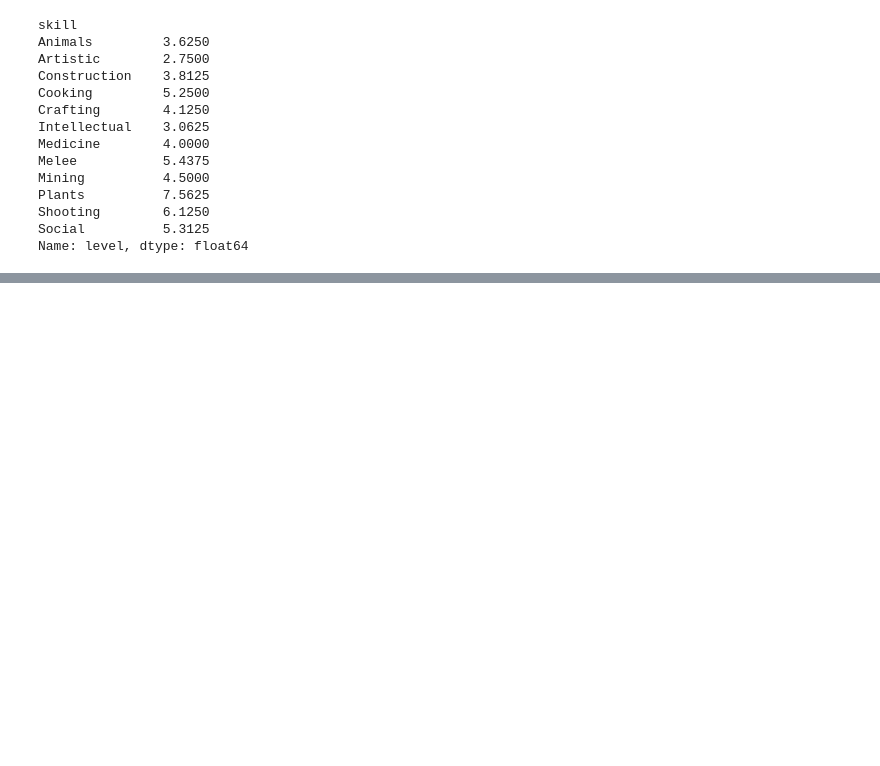
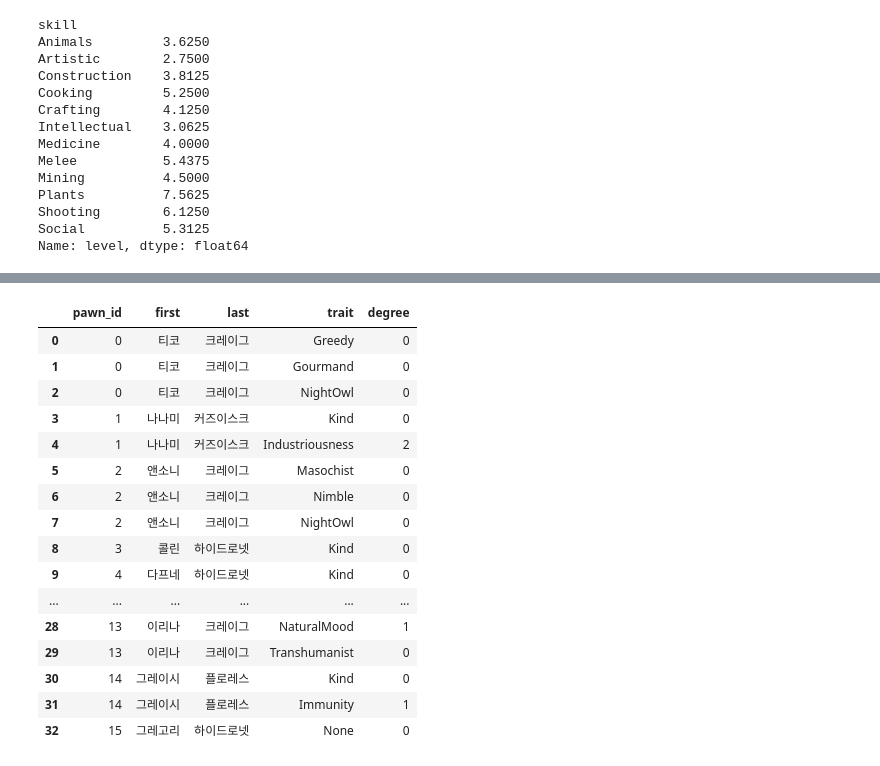
Before and after one commit to sra-ryu/RimWorld-Play-Log-Analysis, a Jupyter notebook: xml_to_relational_table.ipynb, the cells around one changed output, grey strips where cells are left out. Drawn from its saved outputs; the diff is of its cells as text; code cells hidden in the pictures; blank space fills up the shorter version.

Commit message:
feat: build traits table

```diff
--- a/xml_to_relational_table.ipynb
+++ b/xml_to_relational_table.ipynb
@@ -232,0 +238,50 @@ Name: level, dtype: float64
+# %%
+things = root.find("game/maps/li/things")
+
+pawns = things.findall(".//thing[@Class='Pawn'][kindDef='Colonist']")
+
+traits_list = []
+
+for pawn_id, pawn in enumerate(pawns):
+    first = pawn.findtext('name/first')
+    last = pawn.findtext('name/last')
+
+    traits = pawn.findall("story/traits/allTraits/li")
+    if traits:
+        for trait in traits:
+            traits_list.append({
+                'pawn_id': pawn_id,
+                'first': first,
+                'last': last,
+                'trait': trait.findtext('def'),
+                'degree': int(trait.findtext('degree') or 0)
+            })
+    else:
+        traits_list.append({
+            'pawn_id': pawn_id,
+            'first': first,
+            'last': last,
+            'trait': "None",
+            'degree': 0
+        })
+
+traits_df = pd.DataFrame(traits_list)
+traits_df
+# %% [output]
+|  | pawn_id | first | last | trait | degree |
+| 0 | 0 | 티코 | 크레이그 | Greedy | 0 |
+| 1 | 0 | 티코 | 크레이그 | Gourmand | 0 |
+| 2 | 0 | 티코 | 크레이그 | NightOwl | 0 |
+| 3 | 1 | 나나미 | 커즈이스크 | Kind | 0 |
+| 4 | 1 | 나나미 | 커즈이스크 | Industriousness | 2 |
+| 5 | 2 | 앤소니 | 크레이그 | Masochist | 0 |
+| 6 | 2 | 앤소니 | 크레이그 | Nimble | 0 |
+| 7 | 2 | 앤소니 | 크레이그 | NightOwl | 0 |
+| 8 | 3 | 콜린 | 하이드로넷 | Kind | 0 |
+| 9 | 4 | 다프네 | 하이드로넷 | Kind | 0 |
+| ... | ... | ... | ... | ... | ... |
+| 28 | 13 | 이리나 | 크레이그 | NaturalMood | 1 |
+| 29 | 13 | 이리나 | 크레이그 | Transhumanist | 0 |
+| 30 | 14 | 그레이시 | 플로레스 | Kind | 0 |
+| 31 | 14 | 그레이시 | 플로레스 | Immunity | 1 |
+| 32 | 15 | 그레고리 | 하이드로넷 | None | 0 |
```
Also changed, not shown: parts of 1 cell of this notebook.
